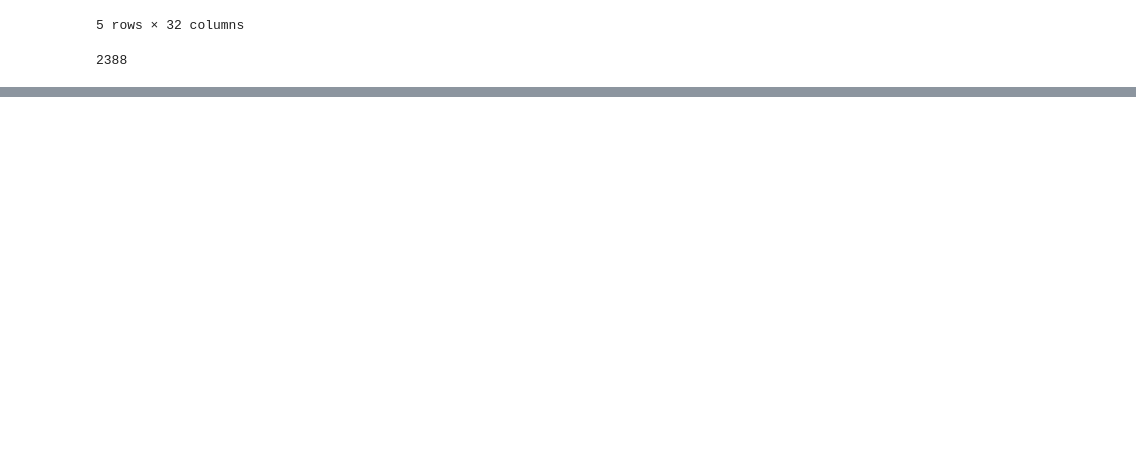
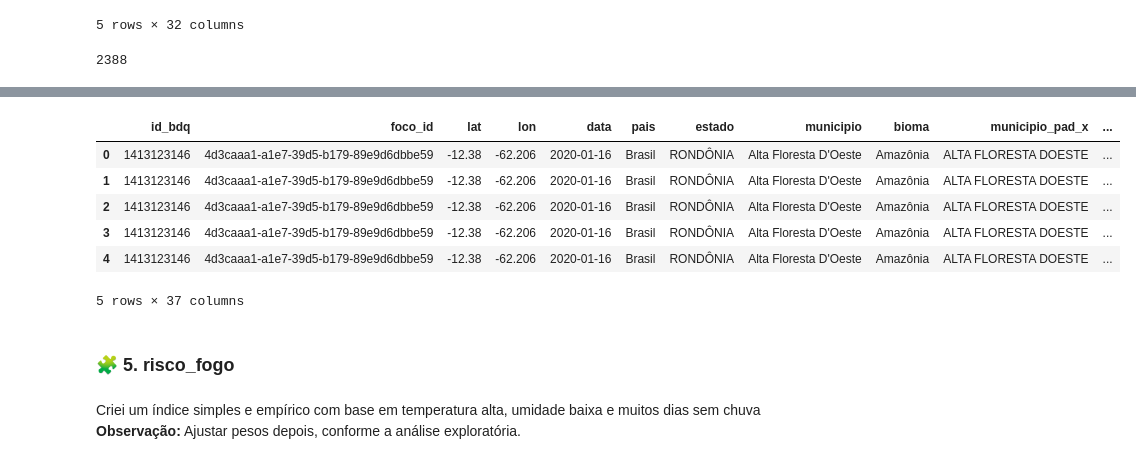
Before and after one commit to 6xAs/sentinela-ambiental, a Jupyter notebook: Notebooks/4_integration_fonts_date.ipynb, the cells around one changed output, grey strips where cells are left out. Drawn from its saved outputs; the diff is of its cells as text; code cells hidden in the pictures; blank space fills up the shorter version.

Commit message:
Pronto! Partiu para Análise Exploratória

```diff
--- a/Notebooks/4_integration_fonts_date.ipynb
+++ b/Notebooks/4_integration_fonts_date.ipynb
@@ -493,0 +538,4 @@ print(dados_com_chuva.shape[0])
+# %%
+df_base_modelo_incendios['umidade_relativa'] = df_base_modelo_incendios[[
+    'umi._ins._(%)', 'umi._max._(%)', 'umi._min._(%)'
+]].mean(axis=1)
@@ -493,0 +616,15 @@ print(dados_com_chuva.shape[0])
+# %%
+# Contar focos por data e município | Cria um novo dataframe para essa contagem
+focos_por_dia = (
+    df_base_modelo_incendios
+    .groupby(['municipio_pad_x', 'data'])
+    .size()
+    .reset_index(name='fumaca_media')
+)
+
+# Juntar essa info ao dataframe original
+df_base_modelo_incendios = df_base_modelo_incendios.merge(
+    focos_por_dia,
+    on=['municipio_pad_x', 'data'],
+    how='left'
+)
@@ -493,0 +644,6 @@ print(dados_com_chuva.shape[0])
+# %%
+# Remove colunas duplicadas do DataFrame
+df_base_modelo_incendios = df_base_modelo_incendios.loc[:, ~df_base_modelo_incendios.columns.duplicated()]
+
+# Exibe as colunas restantes para verificar
+print(df_base_modelo_incendios.columns)
@@ -493,0 +662,15 @@ print(dados_com_chuva.shape[0])
+# %%
+df_base_modelo_incendios.head()
+# %% [output]
+|  | id_bdq | foco_id | lat | lon | data | pais | estado | municipio | bioma | municipio_pad_x | ... |
+| 0 | 1413123146 | 4d3caaa1-a1e7-39d5-b179-89e9d6dbbe59 | -12.38 | -62.206 | 2020-01-16 | Brasil | RONDÔNIA | Alta Floresta D'Oeste | Amazônia | ALTA FLORESTA DOESTE | ... |
+| 1 | 1413123146 | 4d3caaa1-a1e7-39d5-b179-89e9d6dbbe59 | -12.38 | -62.206 | 2020-01-16 | Brasil | RONDÔNIA | Alta Floresta D'Oeste | Amazônia | ALTA FLORESTA DOESTE | ... |
+| 2 | 1413123146 | 4d3caaa1-a1e7-39d5-b179-89e9d6dbbe59 | -12.38 | -62.206 | 2020-01-16 | Brasil | RONDÔNIA | Alta Floresta D'Oeste | Amazônia | ALTA FLORESTA DOESTE | ... |
+| 3 | 1413123146 | 4d3caaa1-a1e7-39d5-b179-89e9d6dbbe59 | -12.38 | -62.206 | 2020-01-16 | Brasil | RONDÔNIA | Alta Floresta D'Oeste | Amazônia | ALTA FLORESTA DOESTE | ... |
+| 4 | 1413123146 | 4d3caaa1-a1e7-39d5-b179-89e9d6dbbe59 | -12.38 | -62.206 | 2020-01-16 | Brasil | RONDÔNIA | Alta Floresta D'Oeste | Amazônia | ALTA FLORESTA DOESTE | ... |
+5 rows × 37 columns
+# %% [markdown]
+### **🧩 5. risco_fogo**
+# %% [markdown]
+Criei um índice simples e empírico com base em temperatura alta, umidade baixa e muitos dias sem chuva
+**Observação:** Ajustar pesos depois, conforme a análise exploratória.
```
Also changed, not shown: parts of 38 cells of this notebook, 2 other files.
